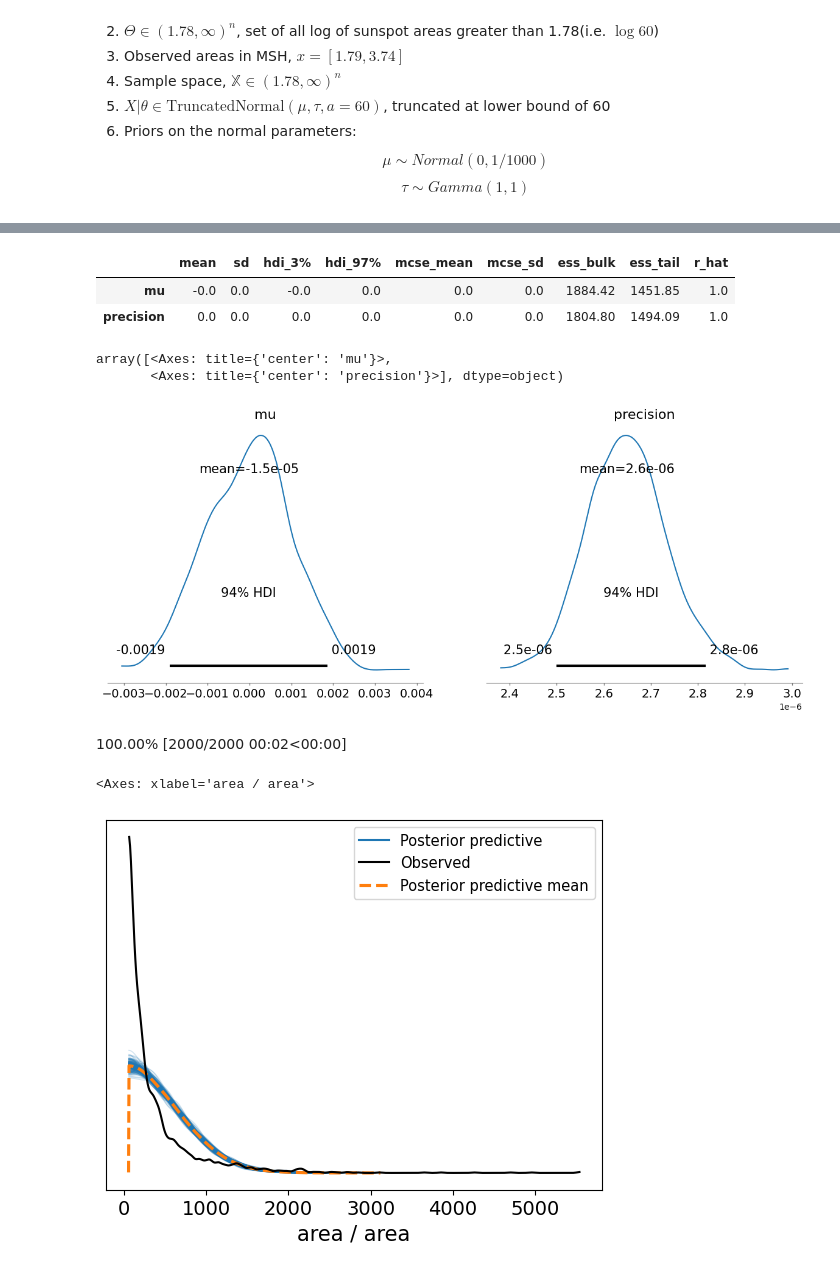
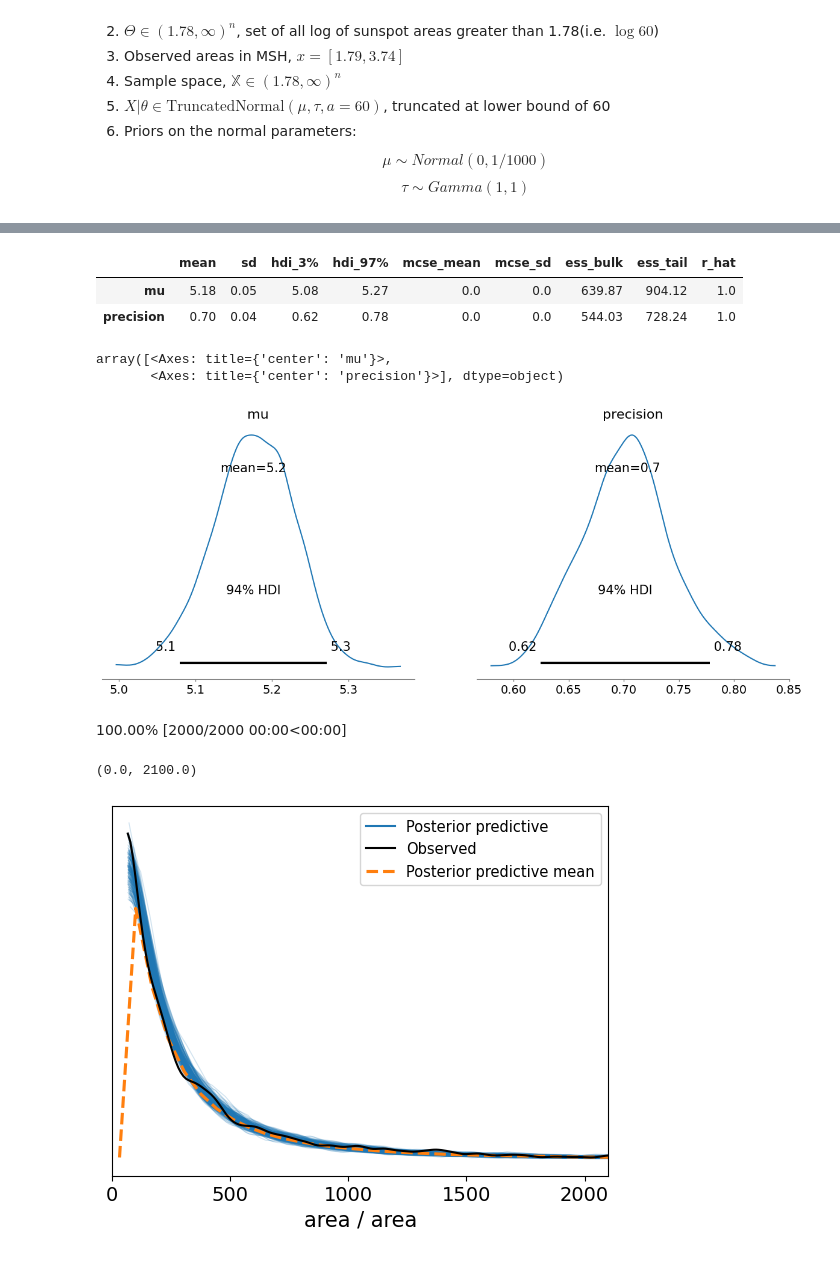
Before and after one commit to Raghuram-Veeramallu/Area-distribution-of-Sunspots, a Jupyter notebook: Project3_Group3_Data.ipynb, the cells around one changed output, grey strips where cells are left out. Saved outputs shown, nothing was run; the diff lists cells and outputs as text; code cells hidden in the pictures.

```diff
--- a/Project3_Group3_Data.ipynb
+++ b/Project3_Group3_Data.ipynb
@@ -182,10 +164,10 @@ with pm.Model() as model:
   x = pm.MutableData("observed area",whole_trunc)
 
   #priors
-  precision = pm.Gamma("precision",1,1)
-  mu = pm.Normal("mu",0,1/1000)
+  precision = pm.Gamma("precision",alpha=1,beta=1)
+  mu = pm.Normal("mu",mu=0,tau=1/1000)
 
-  norm = pm.Normal.dist(mu=mu,tau=precision)
+  norm = pm.LogNormal.dist(mu=mu,tau=precision)
   #likelihood
   Y = pm.Truncated("area",dist=norm,lower=60,observed=x)
 
@@ -209,21 +191,22 @@ array([[<Axes: title={'center': 'mu'}>, <Axes: title={'center': 'mu'}>],
 az.summary(trace,round_to=2)
 # %% [output]
 |  | mean | sd | hdi_3% | hdi_97% | mcse_mean | mcse_sd | ess_bulk | ess_tail | r_hat |
-| mu | -0.0 | 0.0 | -0.0 | 0.0 | 0.0 | 0.0 | 1884.42 | 1451.85 | 1.0 |
-| precision | 0.0 | 0.0 | 0.0 | 0.0 | 0.0 | 0.0 | 1804.80 | 1494.09 | 1.0 |
+| mu | 5.18 | 0.05 | 5.08 | 5.27 | 0.0 | 0.0 | 639.87 | 904.12 | 1.0 |
+| precision | 0.70 | 0.04 | 0.62 | 0.78 | 0.0 | 0.0 | 544.03 | 728.24 | 1.0 |
 # %%
 az.plot_posterior(trace)
 # %% [output]
 array([<Axes: title={'center': 'mu'}>,
        <Axes: title={'center': 'precision'}>], dtype=object)
-[figure, old version]
+[figure, new version]
 # %%
 with model:
     pm.sample_posterior_predictive(trace, extend_inferencedata=True)
 # %% [output]
-100.00% [2000/2000 00:02<00:00]
+100.00% [2000/2000 00:00<00:00]
 # %%
 az.plot_ppc(trace,num_pp_samples=200)
+plt.xlim(left=0,right=2100)
 # %% [output]
-<Axes: xlabel='area / area'>
+(0.0, 2100.0)
-[figure, old version]
+[figure, new version]
```
Also changed, not shown: parts of 8 cells of this notebook.
